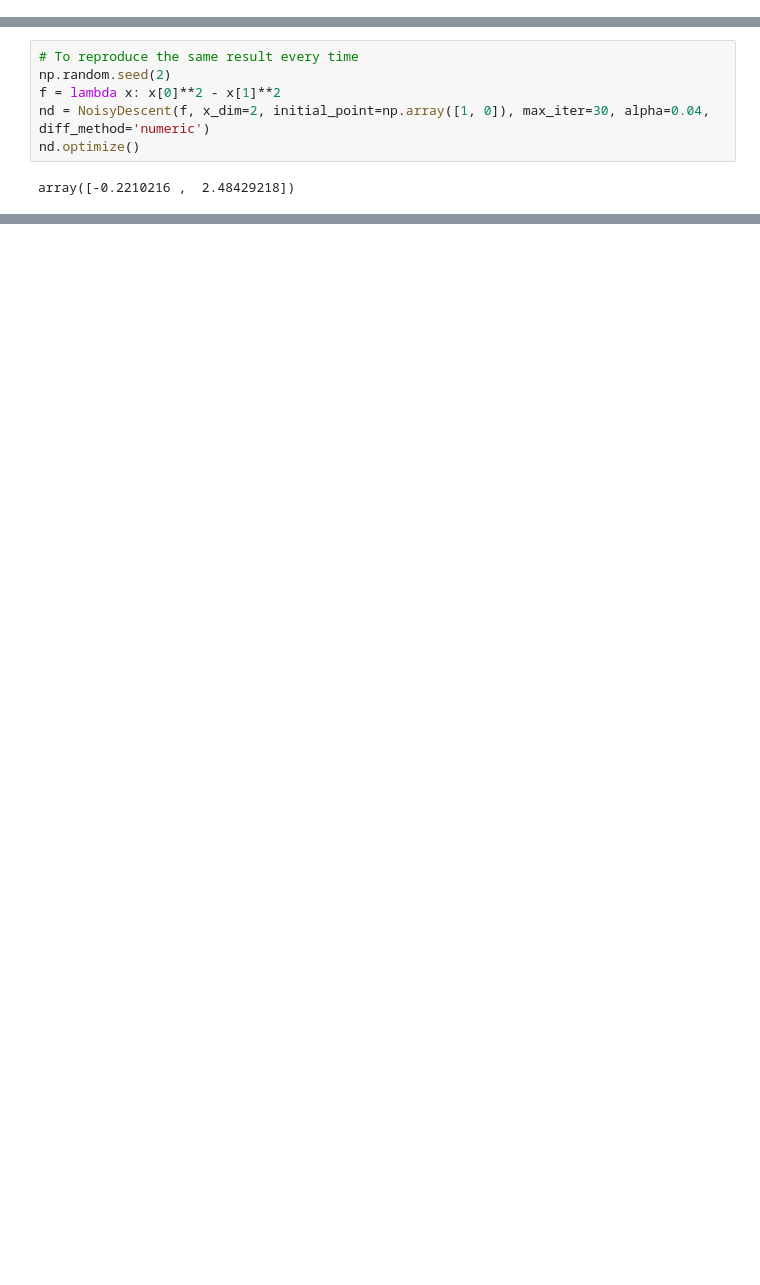
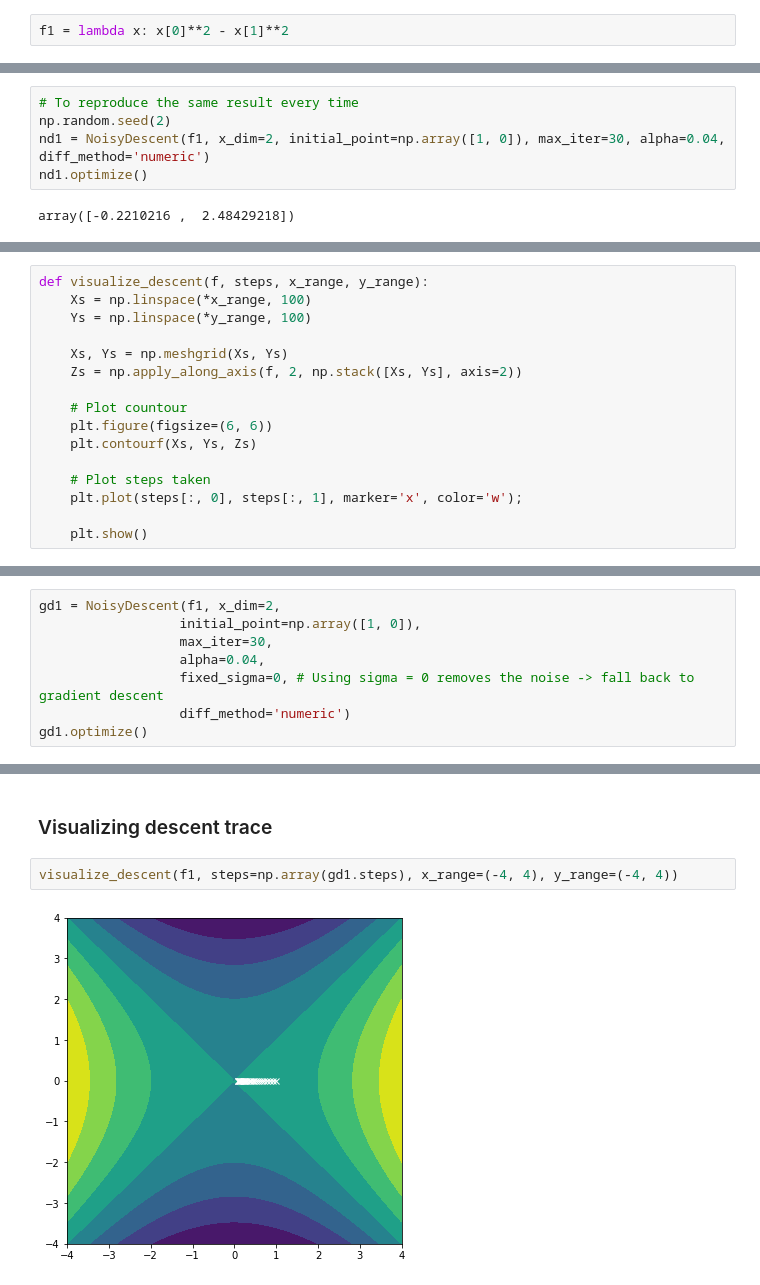
Before and after one commit to mdnam2410/hcmus-ml-optimization-project, a Jupyter notebook: noisy-descent/noisy-descent.ipynb, the cells around one changed output, grey strips where cells are left out. Drawn from its saved outputs; the diff is of its cells as text; blank space fills up the shorter version.

Commit message:
Reorganize notebook
Changes:
* Create functions for visualizing and creating GIF
* Create demo for another function
* Remove notes

```diff
--- a/noisy-descent/noisy-descent.ipynb
+++ b/noisy-descent/noisy-descent.ipynb
@@ -162,2 +82,4 @@ $$ f(x) = x_0^2 - x_1^2 $$
 
 Initialization: $x = \begin{bmatrix} 1 \\ 0 \end{bmatrix} $
+# %%
+f1 = lambda x: x[0]**2 - x[1]**2
@@ -164,8 +90,7 @@ Initialization: $x = \begin{bmatrix} 1 \\ 0 \end{bmatrix} $
 # %%
 # To reproduce the same result every time
 np.random.seed(2)
-f = lambda x: x[0]**2 - x[1]**2
-nd = NoisyDescent(f, x_dim=2, initial_point=np.array([1, 0]), max_iter=30, alpha=0.04, diff_method='numeric')
-nd.optimize()
+nd1 = NoisyDescent(f1, x_dim=2, initial_point=np.array([1, 0]), max_iter=30, alpha=0.04, diff_method='numeric')
+nd1.optimize()
 # %% [output]
 array([-0.2210216 ,  2.48429218])
@@ -183 +99,17 @@ plt.show()
+# %%
+def visualize_descent(f, steps, x_range, y_range):
+    Xs = np.linspace(*x_range, 100)
+    Ys = np.linspace(*y_range, 100)
+
+    Xs, Ys = np.meshgrid(Xs, Ys)
+    Zs = np.apply_along_axis(f, 2, np.stack([Xs, Ys], axis=2))
+
+    # Plot countour
+    plt.figure(figsize=(6, 6))
+    plt.contourf(Xs, Ys, Zs)
+
+    # Plot steps taken
+    plt.plot(steps[:, 0], steps[:, 1], marker='x', color='w');
+
+    plt.show()
 # %%
@@ -223,0 +158,8 @@ frames[0].save(fp='animations/gradient-descent.gif', format='GIF',
+# %%
+gd1 = NoisyDescent(f1, x_dim=2,
+                  initial_point=np.array([1, 0]),
+                  max_iter=30,
+                  alpha=0.04,
+                  fixed_sigma=0, # Using sigma = 0 removes the noise -> fall back to gradient descent
+                  diff_method='numeric')
+gd1.optimize()
@@ -223,0 +168,6 @@ frames[0].save(fp='animations/gradient-descent.gif', format='GIF',
+# %% [markdown]
+### Visualizing descent trace
+# %%
+visualize_descent(f1, steps=np.array(gd1.steps), x_range=(-4, 4), y_range=(-4, 4))
+# %% [output]
+[figure, added]
```
Also changed, not shown: parts of 36 cells of this notebook, 4 other files.
